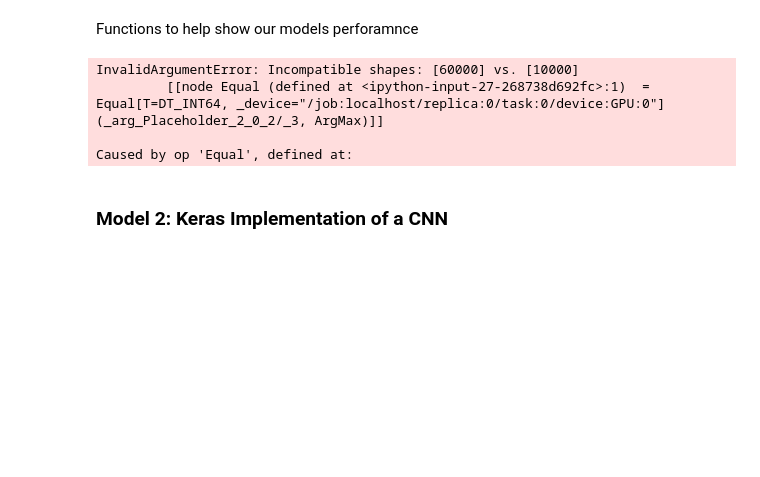
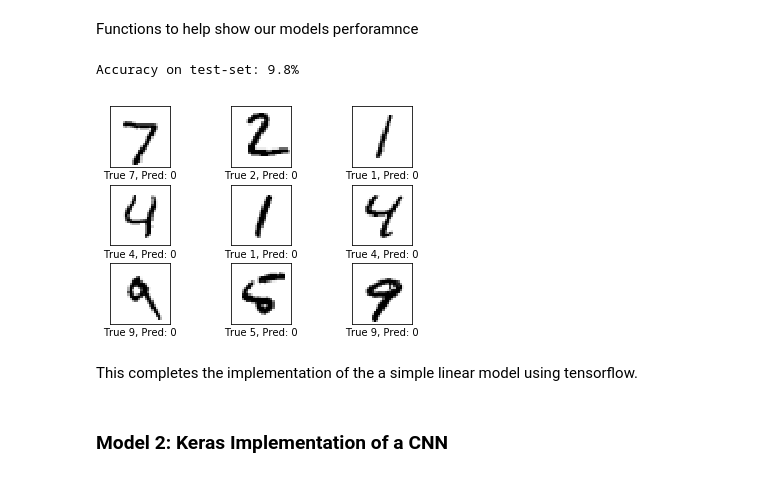
Before and after one commit to Bauzor/MNIST, a Jupyter notebook: MNIST Digit Prediction.ipynb, the cells around one changed output. Cells and saved outputs as stored; diff of their text form; code cells hidden in the pictures; blank space fills up the shorter version.

```diff
--- a/MNIST Digit Prediction.ipynb
+++ b/MNIST Digit Prediction.ipynb
@@ -192,7 +222,7 @@ x_test = np.reshape(x_test, (10000, 784))
 feed_dict_test = {
     x: x_test, # shape is (10000, 28, 28)
     y_true: y_test, # shape is (10000, 10)
-    y_true_cls: y_train_cls
+    y_true_cls: y_test_cls
 }
 # %%
 def print_accuracy():
@@ -218,10 +248,10 @@ def plot_example_errors():
     correct, cls_pred = sess.run([correct_prediction, y_pred_cls],
                                     feed_dict=feed_dict_test)
     incorrect = (correct == False)
-    images = data.x_test[incorrect]
+    images = x_test[incorrect]
     cls_pred = cls_pred[incorrect]
-    cls_true = data.y_test_cls[incorrect]
-    plot_images(images=images[0:9],
+    cls_true = y_test_cls[incorrect]
+    plot_imgs(imgs=images[0:9],
                 cls_true=cls_true[0:9],
                 cls_pred=cls_pred[0:9])
 # %%
@@ -251,10 +281,13 @@ def plot_weights():
 # %%
 print_accuracy()
 # %% [output]
-InvalidArgumentError: Incompatible shapes: [60000] vs. [10000]
-         [[node Equal (defined at <ipython-input-27-268738d692fc>:1)  = Equal[T=DT_INT64, _device="/job:localhost/replica:0/task:0/device:GPU:0"](_arg_Placeholder_2_0_2/_3, ArgMax)]]
-
-Caused by op 'Equal', defined at:
+Accuracy on test-set: 9.8%
+# %%
+plot_example_errors()
+# %% [output]
+[figure, added]
+# %% [markdown]
+This completes the implementation of the a simple linear model using tensorflow.
 # %% [markdown]
 <h3>Model 2: Keras Implementation of a CNN</h3>
 # %%
```
Also changed, not shown: parts of 16 cells of this notebook, 5 other files.
